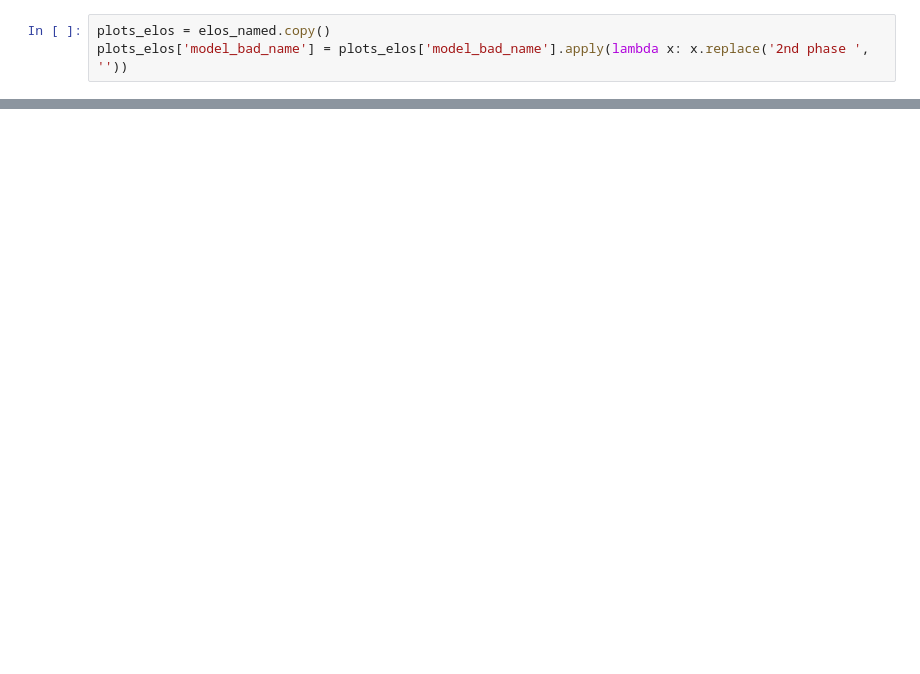
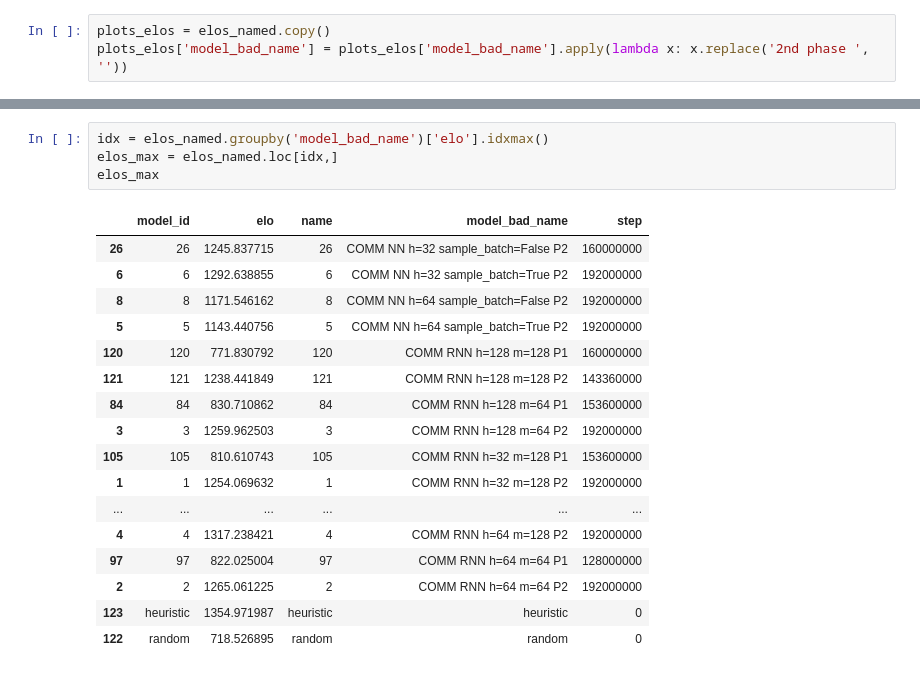
Before and after one commit to giorgiopiatti/FORL-project, a Jupyter notebook: ELO_tournament/ELO_com.ipynb, the cells around one changed output, grey strips where cells are left out. Drawn from its saved outputs; the diff is of its cells as text; blank space fills up the shorter version.

```diff
--- a/ELO_tournament/ELO_com.ipynb
+++ b/ELO_tournament/ELO_com.ipynb
@@ -187,0 +318,22 @@ See the caveats in the documentation: https://pandas.pydata.org/pandas-docs/stab
+# %%
+idx = elos_named.groupby('model_bad_name')['elo'].idxmax()
+elos_max = elos_named.loc[idx,]
+elos_max
+# %% [output]
+|  | model_id | elo | name | model_bad_name | step |
+| 26 | 26 | 1245.837715 | 26 | COMM NN h=32 sample_batch=False P2 | 160000000 |
+| 6 | 6 | 1292.638855 | 6 | COMM NN h=32 sample_batch=True P2 | 192000000 |
+| 8 | 8 | 1171.546162 | 8 | COMM NN h=64 sample_batch=False P2 | 192000000 |
+| 5 | 5 | 1143.440756 | 5 | COMM NN h=64 sample_batch=True P2 | 192000000 |
+| 120 | 120 | 771.830792 | 120 | COMM RNN h=128 m=128 P1 | 160000000 |
+| 121 | 121 | 1238.441849 | 121 | COMM RNN h=128 m=128 P2 | 143360000 |
+| 84 | 84 | 830.710862 | 84 | COMM RNN h=128 m=64 P1 | 153600000 |
+| 3 | 3 | 1259.962503 | 3 | COMM RNN h=128 m=64 P2 | 192000000 |
+| 105 | 105 | 810.610743 | 105 | COMM RNN h=32 m=128 P1 | 153600000 |
+| 1 | 1 | 1254.069632 | 1 | COMM RNN h=32 m=128 P2 | 192000000 |
+| ... | ... | ... | ... | ... | ... |
+| 4 | 4 | 1317.238421 | 4 | COMM RNN h=64 m=128 P2 | 192000000 |
+| 97 | 97 | 822.025004 | 97 | COMM RNN h=64 m=64 P1 | 128000000 |
+| 2 | 2 | 1265.061225 | 2 | COMM RNN h=64 m=64 P2 | 192000000 |
+| 123 | heuristic | 1354.971987 | heuristic | heuristic | 0 |
+| 122 | random | 718.526895 | random | random | 0 |
```
Also changed, not shown: parts of 13 cells of this notebook, 49 other files.
